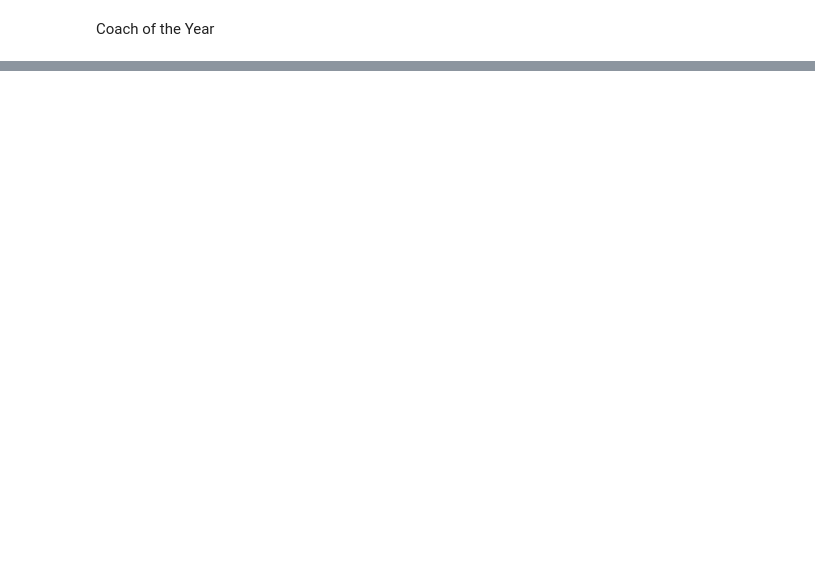
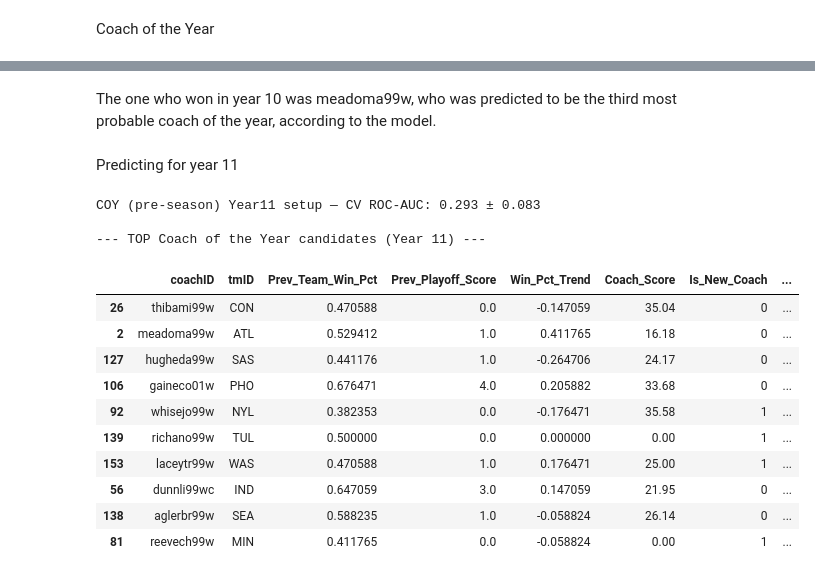
Before and after one commit to Fborralho/AC, a Jupyter notebook: q3_notebook.ipynb, the cells around one changed output, grey strips where cells are left out. Drawn from its saved outputs; the diff is of its cells as text; code cells hidden in the pictures; blank space fills up the shorter version.

```diff
--- a/q3_notebook.ipynb
+++ b/q3_notebook.ipynb
@@ -1714,0 +1689,51 @@ COY (pre-season) CV ROC-AUC: 0.313 ± 0.093
+# %% [markdown]
+The one who won in year 10 was meadoma99w, who was predicted to be the third most probable coach of the year, according to the model.
+# %% [markdown]
+Predicting for year 11
+# %%
+train_11 = coy_feat[coy_feat["year"] < 11].copy()
+test_11  = coy_feat[coy_feat["year"] == 11].copy()
+
+X_train_11 = train_11[features_coy_pre]
+y_train_11 = train_11["coy_label"].astype(int)
+
+X_test_11  = test_11[features_coy_pre]
+
+model_coy_y11 = RandomForestClassifier(
+    n_estimators=600,
+    max_depth=6,
+    class_weight="balanced",
+    random_state=42
+)
+
+cv_auc_11 = cross_val_score(model_coy_y11, X_train_11, y_train_11, cv=cv, scoring="roc_auc")
+print(f"\nCOY (pre-season) Year11 setup — CV ROC-AUC: {cv_auc_11.mean():.3f} ± {cv_auc_11.std():.3f}")
+
+model_coy_y11.fit(X_train_11, y_train_11)
+
+test_11 = test_11.copy()
+test_11["pred_prob"] = model_coy_y11.predict_proba(X_test_11)[:, 1]
+results_coy_11 = test_11.sort_values("pred_prob", ascending=False)
+
+print("\n--- TOP Coach of the Year candidates (Year 11) ---")
+results_coy_11[[
+        "coachID","tmID",
+        "Prev_Team_Win_Pct","Prev_Playoff_Score","Win_Pct_Trend",
+        "Coach_Score","Is_New_Coach","Coach_Tenure",
+        "Player_Score_Mean","pred_prob"
+    ]].head(10)
+# %% [output]
+COY (pre-season) Year11 setup — CV ROC-AUC: 0.293 ± 0.083
+
+--- TOP Coach of the Year candidates (Year 11) ---
+|  | coachID | tmID | Prev_Team_Win_Pct | Prev_Playoff_Score | Win_Pct_Trend | Coach_Score | Is_New_Coach | ... |
+| 26 | thibami99w | CON | 0.470588 | 0.0 | -0.147059 | 35.04 | 0 | ... |
+| 2 | meadoma99w | ATL | 0.529412 | 1.0 | 0.411765 | 16.18 | 0 | ... |
+| 127 | hugheda99w | SAS | 0.441176 | 1.0 | -0.264706 | 24.17 | 0 | ... |
+| 106 | gaineco01w | PHO | 0.676471 | 4.0 | 0.205882 | 33.68 | 0 | ... |
+| 92 | whisejo99w | NYL | 0.382353 | 0.0 | -0.176471 | 35.58 | 1 | ... |
+| 139 | richano99w | TUL | 0.500000 | 0.0 | 0.000000 | 0.00 | 1 | ... |
+| 153 | laceytr99w | WAS | 0.470588 | 1.0 | 0.176471 | 25.00 | 1 | ... |
+| 56 | dunnli99wc | IND | 0.647059 | 3.0 | 0.147059 | 21.95 | 0 | ... |
+| 138 | aglerbr99w | SEA | 0.588235 | 1.0 | -0.058824 | 26.14 | 0 | ... |
+| 81 | reevech99w | MIN | 0.411765 | 0.0 | -0.058824 | 0.00 | 1 | ... |
```
Also changed, not shown: parts of 16 cells of this notebook.
